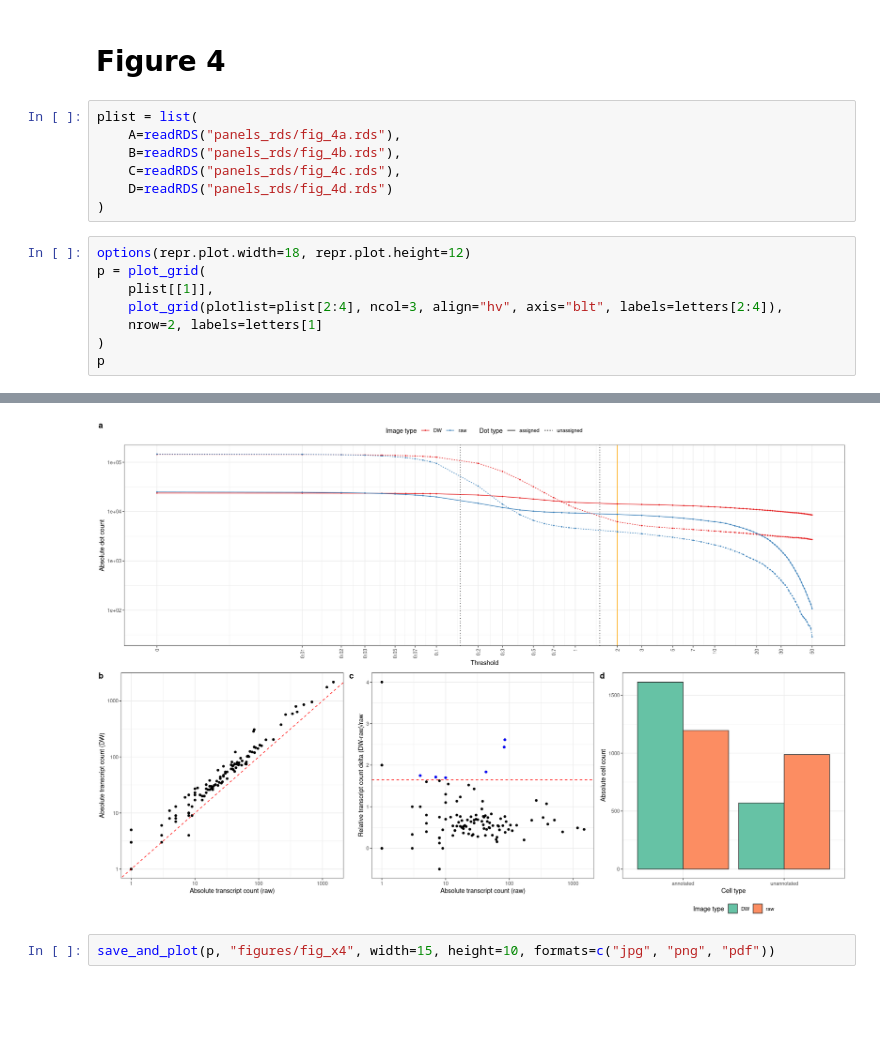
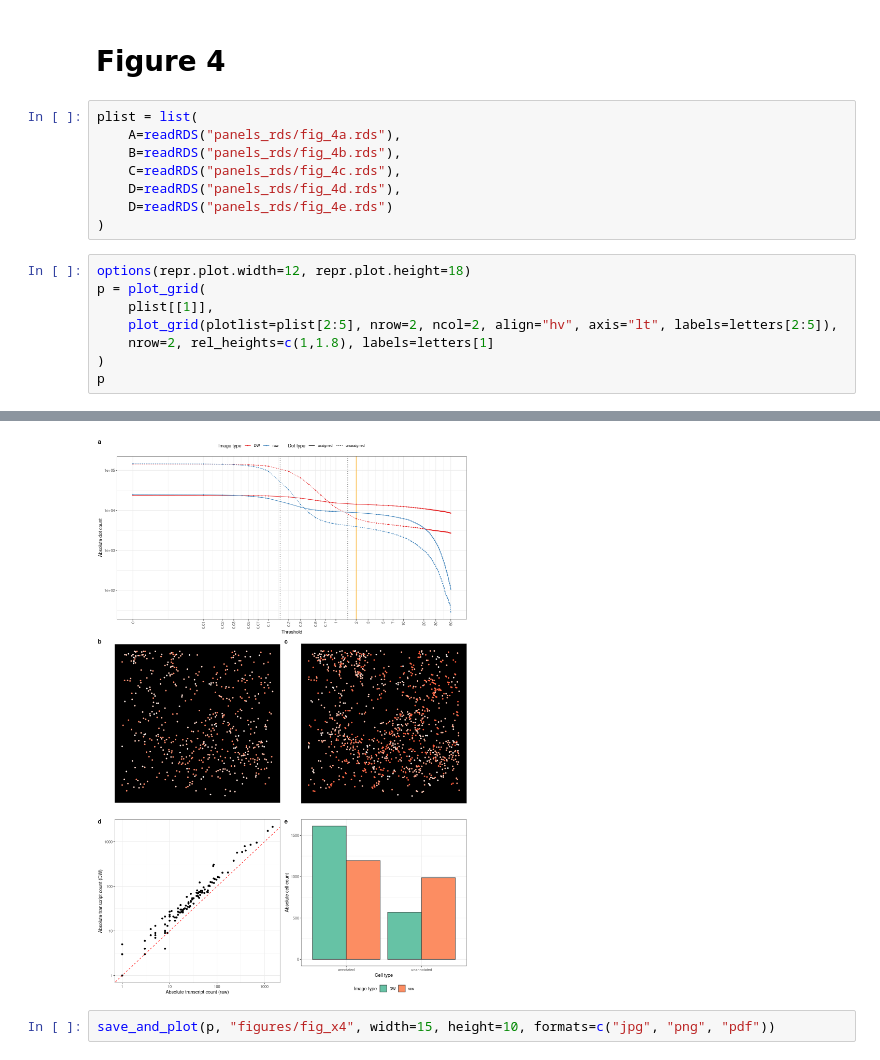
Before and after one commit to ggirelli/deconwolf-in-situ-transcriptomics, a Jupyter notebook: manuscript/2.0_figures.ipynb, the cells around one changed output, grey strips where cells are left out. Cells and saved outputs as stored; diff of their text form; blank space fills up the shorter version.

```diff
--- a/manuscript/2.0_figures.ipynb
+++ b/manuscript/2.0_figures.ipynb
@@ -37,14 +37,15 @@ plist = list(
     A=readRDS("panels_rds/fig_4a.rds"),
     B=readRDS("panels_rds/fig_4b.rds"),
     C=readRDS("panels_rds/fig_4c.rds"),
-    D=readRDS("panels_rds/fig_4d.rds")
+    D=readRDS("panels_rds/fig_4d.rds"),
+    D=readRDS("panels_rds/fig_4e.rds")
 )
 # %%
-options(repr.plot.width=18, repr.plot.height=12)
+options(repr.plot.width=12, repr.plot.height=18)
 p = plot_grid(
     plist[[1]],
-    plot_grid(plotlist=plist[2:4], ncol=3, align="hv", axis="blt", labels=letters[2:4]),
-    nrow=2, labels=letters[1]
+    plot_grid(plotlist=plist[2:5], nrow=2, ncol=2, align="hv", axis="lt", labels=letters[2:5]),
+    nrow=2, rel_heights=c(1,1.8), labels=letters[1]
 )
 p
 # %% [output]
@@ -55,4 +54,4 @@ Warning message:
-[figure, old version]
+[figure, new version]
 # %%
 save_and_plot(p, "figures/fig_x4", width=15, height=10, formats=c("jpg", "png", "pdf"))
 # %% [markdown]
```
Also changed, not shown: parts of 5 cells of this notebook, 16 other files.
